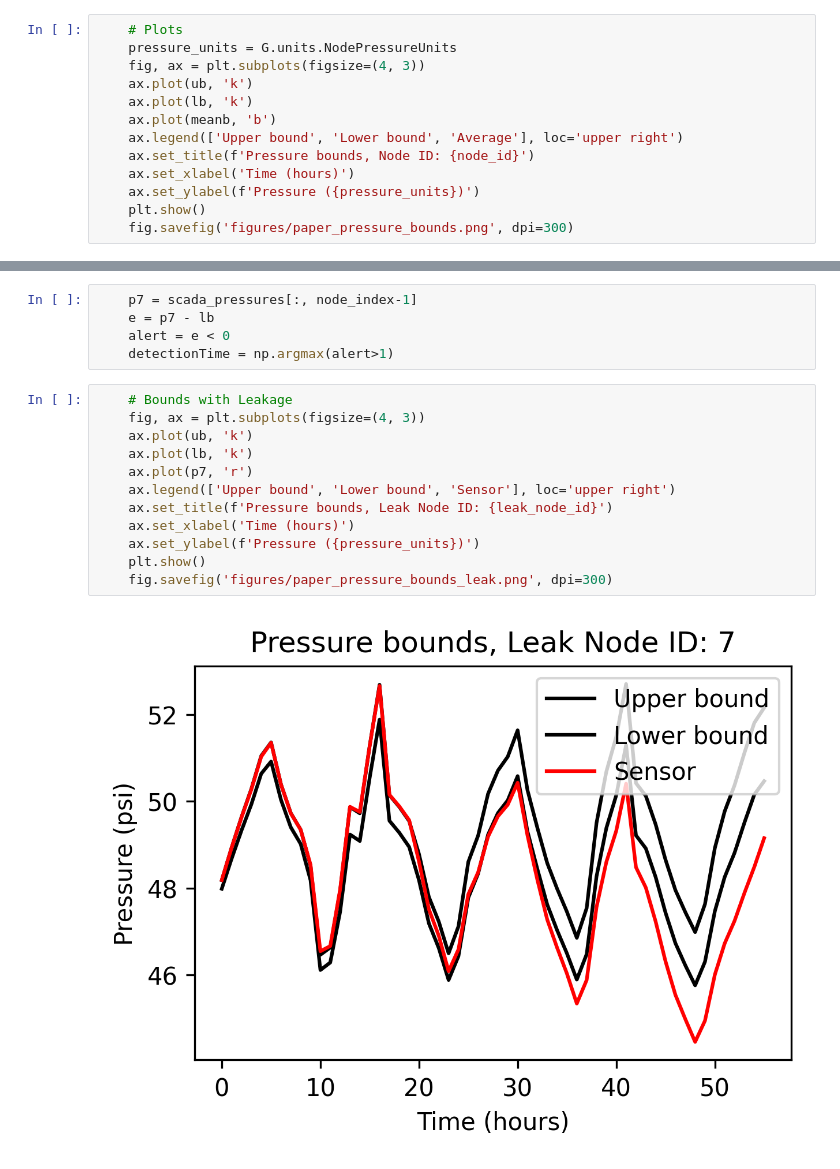
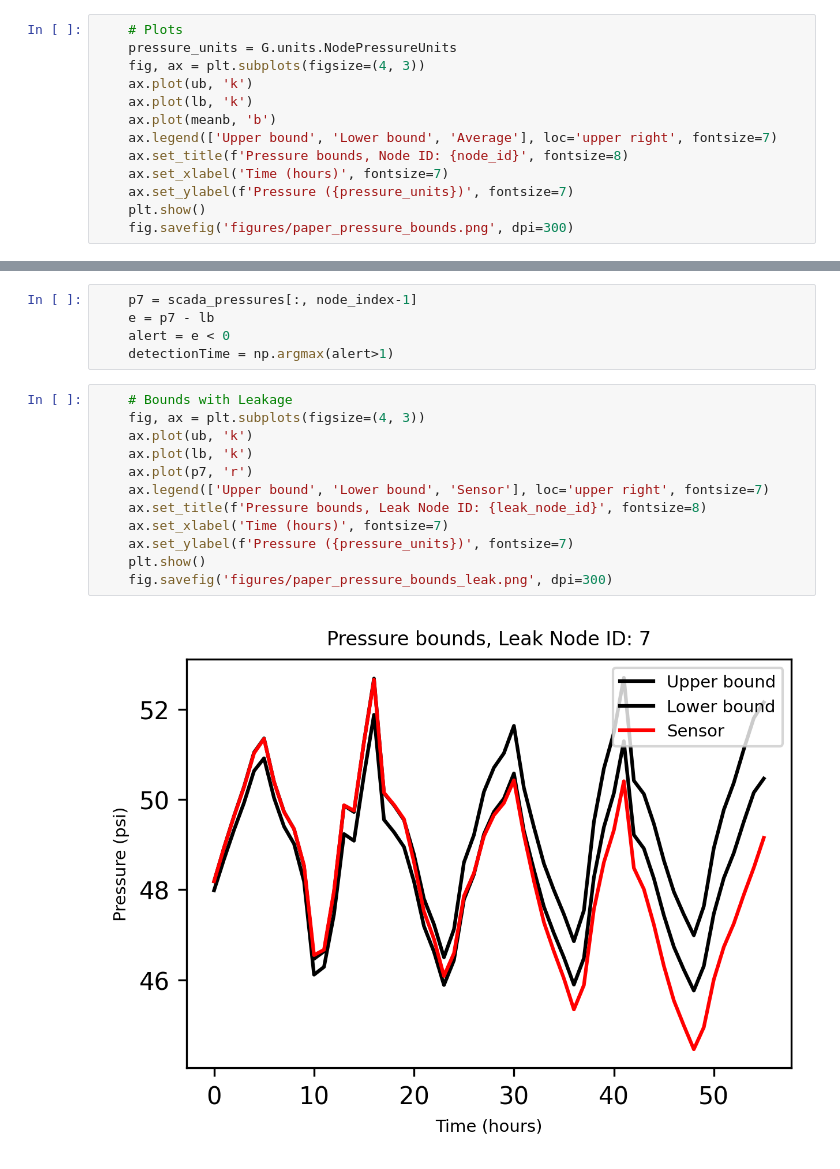
Before and after one commit to OpenWaterAnalytics/EPyT, a Jupyter notebook: paper/joss_advance_example.ipynb, the cells around one changed output, grey strips where cells are left out. Saved outputs shown, nothing was run; the diff lists cells and outputs as text.

```diff
--- a/paper/joss_advance_example.ipynb
+++ b/paper/joss_advance_example.ipynb
@@ -92,10 +92,10 @@ Epoch 11
     ax.plot(ub, 'k')
     ax.plot(lb, 'k')
     ax.plot(meanb, 'b')
-    ax.legend(['Upper bound', 'Lower bound', 'Average'], loc='upper right')
-    ax.set_title(f'Pressure bounds, Node ID: {node_id}')
-    ax.set_xlabel('Time (hours)')
-    ax.set_ylabel(f'Pressure ({pressure_units})')
+    ax.legend(['Upper bound', 'Lower bound', 'Average'], loc='upper right', fontsize=7)
+    ax.set_title(f'Pressure bounds, Node ID: {node_id}', fontsize=8)
+    ax.set_xlabel('Time (hours)', fontsize=7)
+    ax.set_ylabel(f'Pressure ({pressure_units})', fontsize=7)
     plt.show()
     fig.savefig('figures/paper_pressure_bounds.png', dpi=300)
 # %% [output]
@@ -123,17 +123,17 @@ Epoch 11
 # %%
     # Bounds with Leakage
     fig, ax = plt.subplots(figsize=(4, 3))
     ax.plot(ub, 'k')
     ax.plot(lb, 'k')
     ax.plot(p7, 'r')
-    ax.legend(['Upper bound', 'Lower bound', 'Sensor'], loc='upper right')
-    ax.set_title(f'Pressure bounds, Leak Node ID: {leak_node_id}')
-    ax.set_xlabel('Time (hours)')
-    ax.set_ylabel(f'Pressure ({pressure_units})')
+    ax.legend(['Upper bound', 'Lower bound', 'Sensor'], loc='upper right', fontsize=7)
+    ax.set_title(f'Pressure bounds, Leak Node ID: {leak_node_id}', fontsize=8)
+    ax.set_xlabel('Time (hours)', fontsize=7)
+    ax.set_ylabel(f'Pressure ({pressure_units})', fontsize=7)
     plt.show()
     fig.savefig('figures/paper_pressure_bounds_leak.png', dpi=300)
 # %% [output]
-[figure, old version]
+[figure, new version]
 # %%
     # Leakage alert
     fig, ax = plt.subplots(figsize=(4, 3))
```
Also changed, not shown: parts of 2 cells of this notebook, 10 other files.
